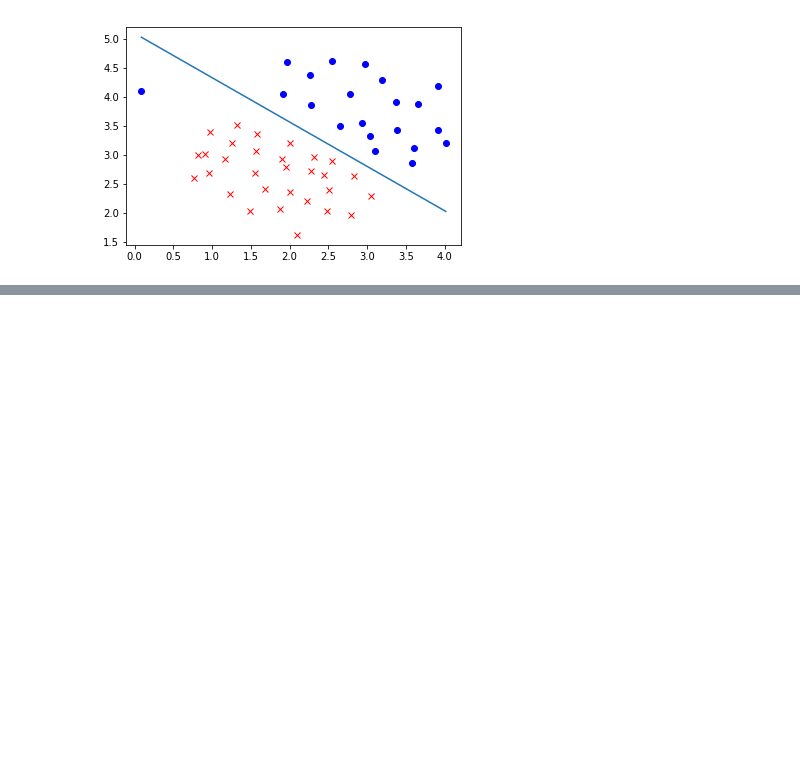
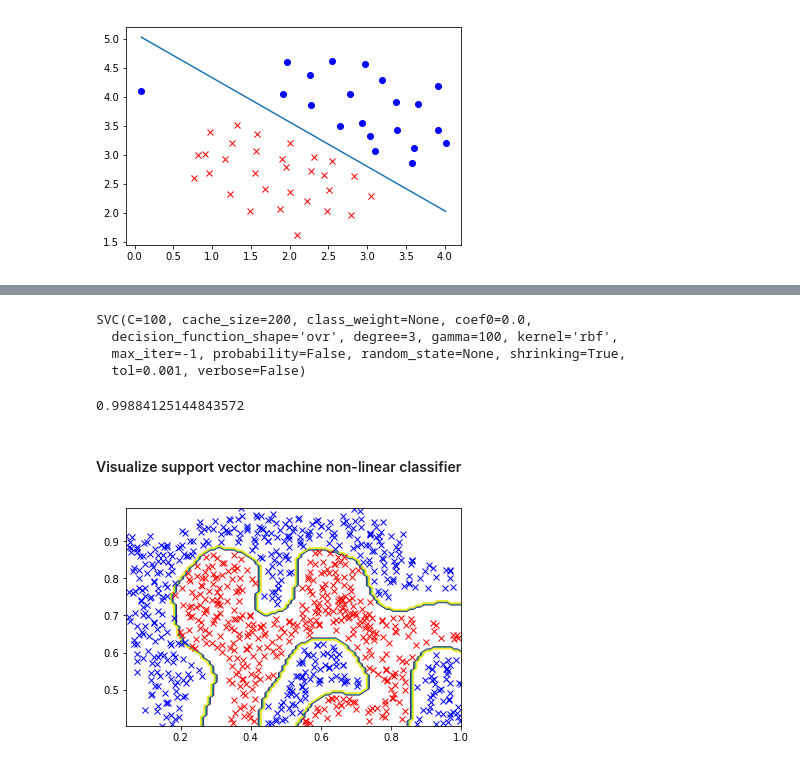
Before and after one commit to locluthor/Machine_Learning, a Jupyter notebook: Support_Vector_Machine.ipynb, the cells around one changed output, grey strips where cells are left out. Saved outputs shown, nothing was run; the diff lists cells and outputs as text; code cells hidden in the pictures; blank space fills up the shorter version.

```diff
--- a/Support_Vector_Machine.ipynb
+++ b/Support_Vector_Machine.ipynb
@@ -36,0 +51,48 @@ plt.plot(X[(y==1)[:,0], 0], X[(y==1)[:,0], 1], 'bo')
+# %%
+clf = svm.SVC(C=100, gamma=100)
+clf.fit(X, y.ravel())
+clf
+# %% [output]
+SVC(C=100, cache_size=200, class_weight=None, coef0=0.0,
+  decision_function_shape='ovr', degree=3, gamma=100, kernel='rbf',
+  max_iter=-1, probability=False, random_state=None, shrinking=True,
+  tol=0.001, verbose=False)
+# %%
+clf.score(X,y)
+# %% [output]
+0.99884125144843572
+# %% [markdown]
+#### Visualize support vector machine non-linear classifier
+# %%
+def visualize_boundary(X, y, model):
+    """
+    Plot training data and svm decision boundary that seperate training data
+
+    Input:
+        X(ndarray) : training features
+        y(ndarray) : training label
+        model(svm.SVC) : support vector machine model
+
+    Output:
+        None
+    """
+
+    # Plot X, y
+    plt.plot(X[(y==0)[:,0], 0], X[(y==0)[:,0], 1], 'rx')
+    plt.plot(X[(y==1)[:,0], 0], X[(y==1)[:,0], 1], 'bx')
+
+    x1_plot = np.linspace(np.min(X[:,0]), np.max(X[:,0]), 100)
+    x2_plot = np.linspace(np.min(X[:,1]), np.max(X[:,1]), 100)
+
+    X1, X2 = np.meshgrid(x1_plot, x2_plot)
+    Z = np.zeros(X1.shape)
+
+    for i in range(X1.shape[1]):
+        this_X = np.append(X1[:,[i]], X2[:,[i]], axis=1)
+        Z[:,i] = model.predict(this_X)
+
+    plt.contour(X1, X2, Z)
+# %%
+visualize_boundary(X, y, clf)
+# %% [output]
+[figure, added]
```
Also changed, not shown: parts of 6 cells of this notebook.
